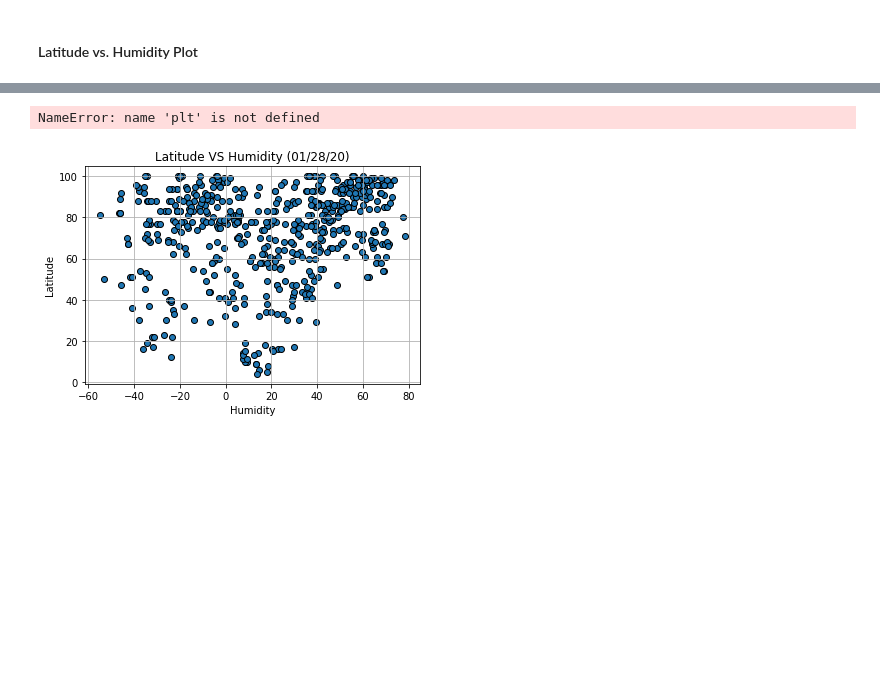
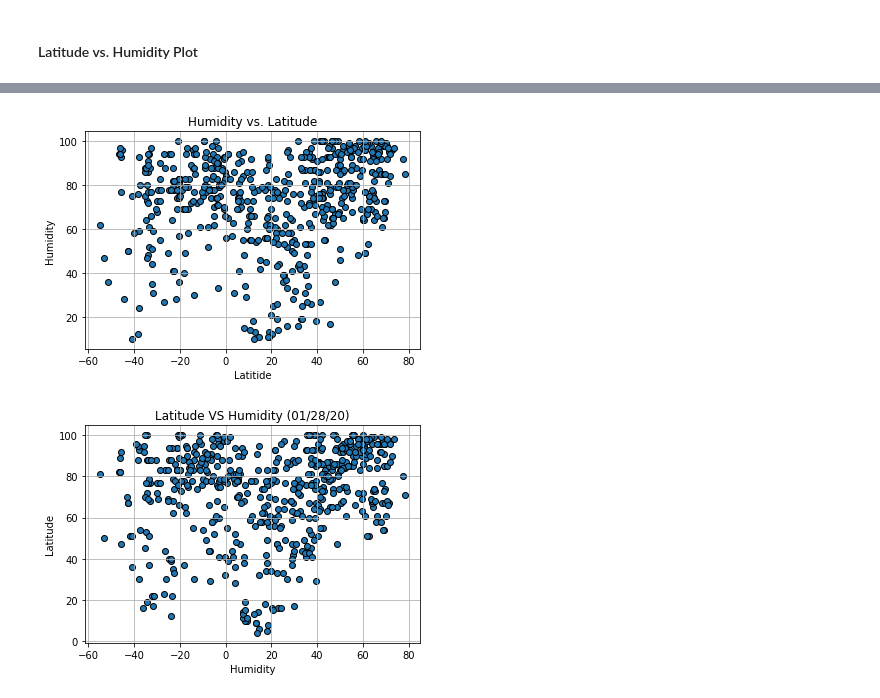
Before and after one commit to JonesInformatics/python-api-challenge, a Jupyter notebook: starter_code/WeatherPy.ipynb, the cells around one changed output, grey strips where cells are left out. Drawn from its saved outputs; the diff is of its cells as text; code cells hidden in the pictures; blank space fills up the shorter version.

```diff
--- a/starter_code/WeatherPy.ipynb
+++ b/starter_code/WeatherPy.ipynb
@@ -154,13 +154,13 @@ cityD.head()
 # %%
 plt.scatter(cityD.Lat,cityD["Humidity"],edgecolors="black")
 plt.grid("both")
-plt.title("Latitude vs. Temperature")
+plt.title("Humidity vs. Latitude")
 plt.ylabel("Humidity")
 plt.xlabel("Latitide")
 plt.savefig("output_data/Latitude_vs_Temp.png")
 plt.show()
 # %% [output]
-NameError: name 'plt' is not defined
+[figure, added]
 # %%
 plt.scatter(x=cityD["Lat"], y =cityD.Humidity, edgecolors="black")
 plt.title("Latitude VS Humidity (%s)" % time.strftime("%x"))
```
Also changed, not shown: parts of 29 cells of this notebook.
